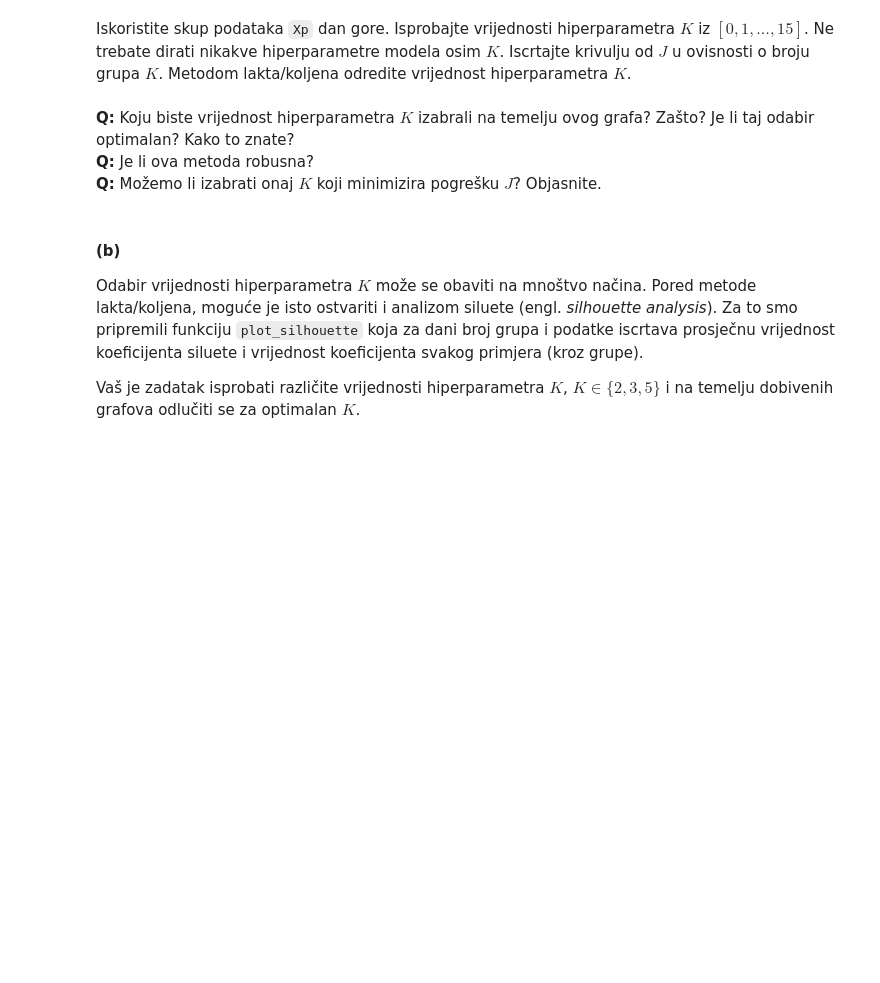
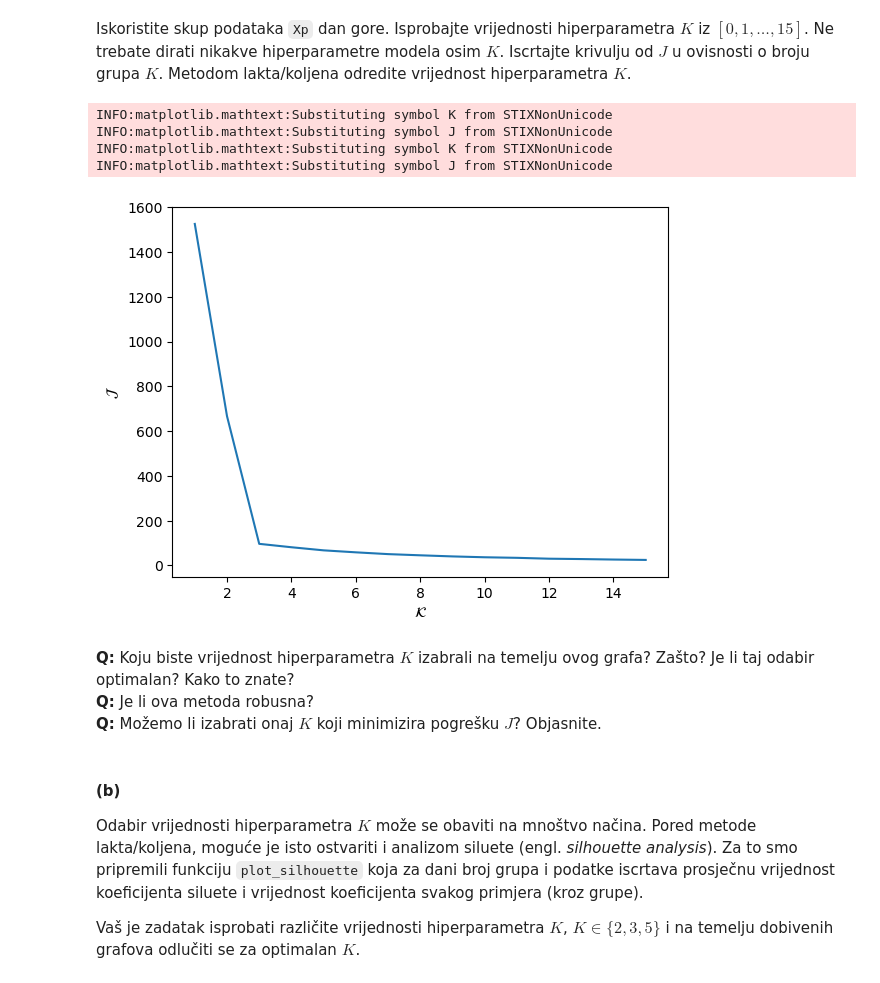
Before and after one commit to IvaGoluza/machine_learning, a Jupyter notebook: SU1-2023-LAB4.ipynb, the cells around one changed output. Saved outputs shown, nothing was run; the diff lists cells and outputs as text; code cells hidden in the pictures; blank space fills up the shorter version.

```diff
--- a/SU1-2023-LAB4.ipynb
+++ b/SU1-2023-LAB4.ipynb
@@ -452,3 +500,18 @@ from sklearn.cluster import KMeans
+# %%
+from sklearn.cluster import KMeans
+
+
+js = [KMeans(n_clusters=K).fit(Xp).inertia_ for K in range(1, 16)]
+plt.plot(range(1, 16), js)
+plt.xlabel(r'$\mathcal{K}$')
+plt.ylabel(r'$\mathcal{J}$')
+plt.show()
+# %% [output]
+INFO:matplotlib.mathtext:Substituting symbol K from STIXNonUnicode
+INFO:matplotlib.mathtext:Substituting symbol J from STIXNonUnicode
+INFO:matplotlib.mathtext:Substituting symbol K from STIXNonUnicode
+INFO:matplotlib.mathtext:Substituting symbol J from STIXNonUnicode
+[figure, added]
 # %% [markdown]
 **Q:** Koju biste vrijednost hiperparametra $K$ izabrali na temelju ovog grafa? Zašto? Je li taj odabir optimalan? Kako to znate?
 **Q:** Je li ova metoda robusna?
```
Also changed, not shown: parts of 27 cells of this notebook.
